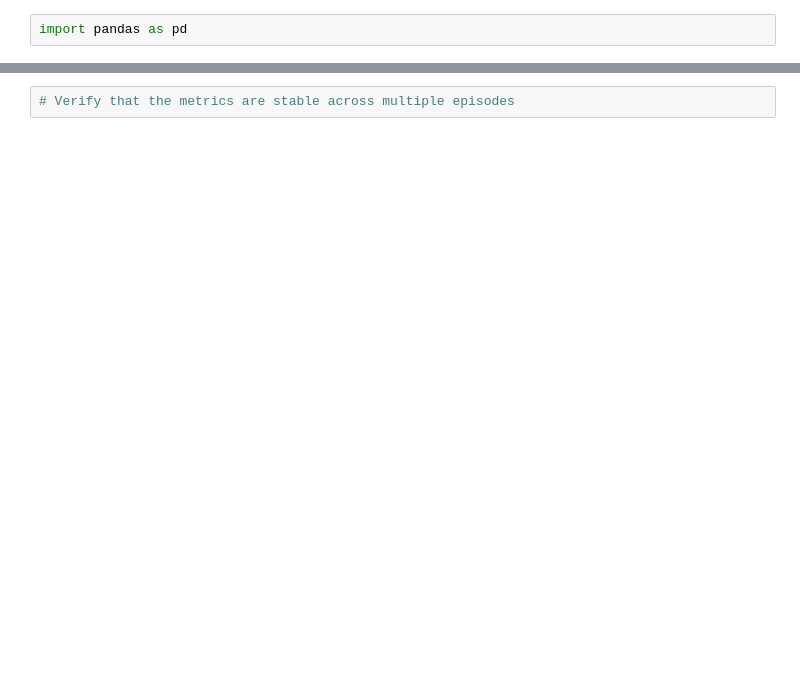
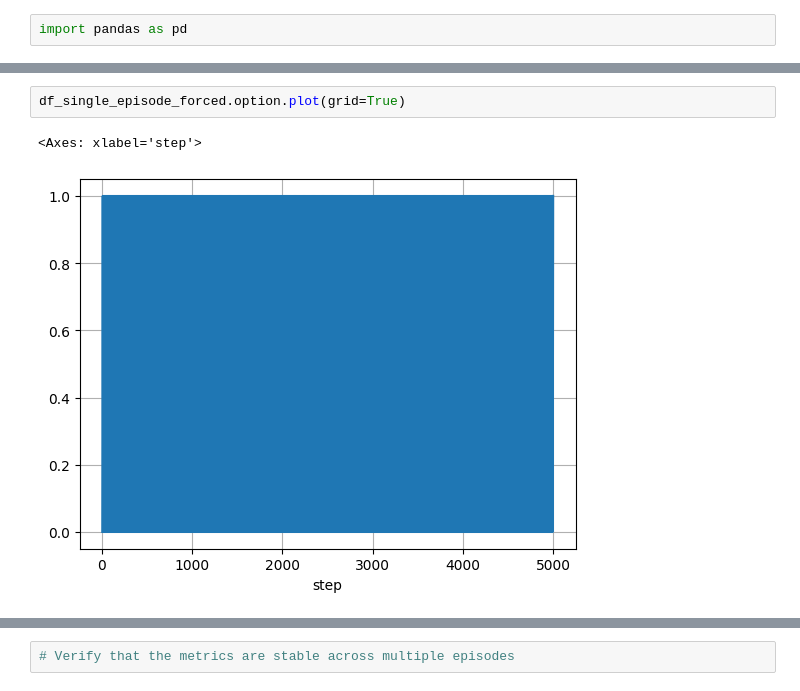
Before and after one commit to Ouroboros4991/MasterThesis2024, a Jupyter notebook: Visualize_evaluation.ipynb, the cells around one changed output, grey strips where cells are left out. Drawn from its saved outputs; the diff is of its cells as text; blank space fills up the shorter version.

```diff
--- a/Visualize_evaluation.ipynb
+++ b/Visualize_evaluation.ipynb
@@ -21,0 +22,5 @@ df_single_episode.plot(grid=True, figsize=(15,15))
+# %%
+df_single_episode_forced.option.plot(grid=True)
+# %% [output]
+<Axes: xlabel='step'>
+[figure, added]
```
Also changed, not shown: parts of 15 cells of this notebook, 12 other files.
